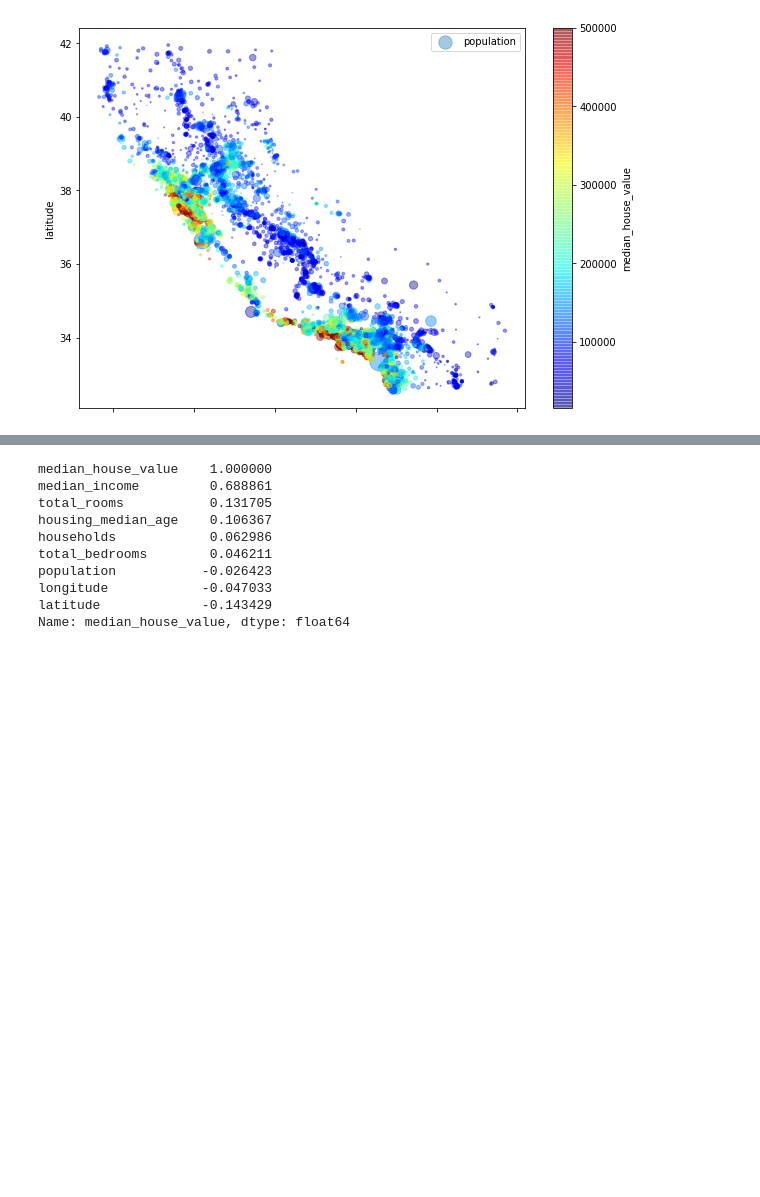
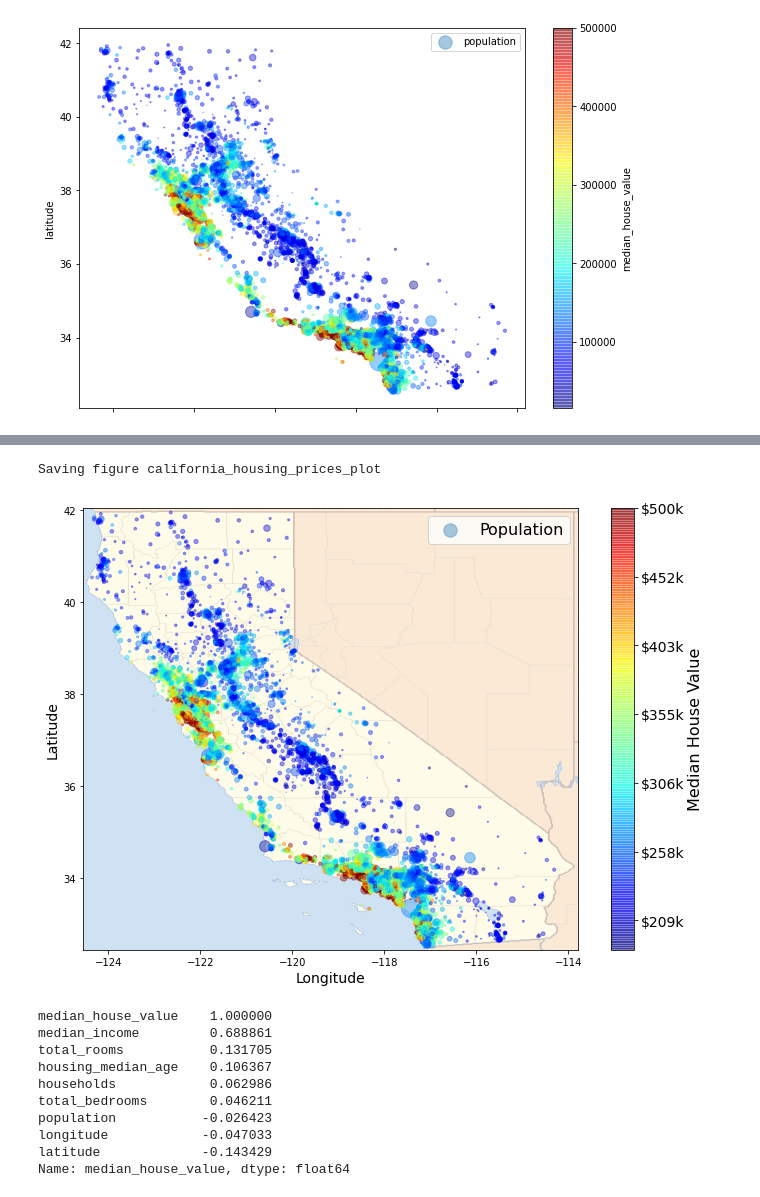
Before and after one commit to juan190199/Kaggle, a Jupyter notebook: Housing/housing.ipynb, the cells around one changed output, grey strips where cells are left out. Saved outputs shown, nothing was run; the diff lists cells and outputs as text; code cells hidden in the pictures; blank space fills up the shorter version.

```diff
--- a/Housing/housing.ipynb
+++ b/Housing/housing.ipynb
@@ -143,3 +155,13 @@ plt.legend()
 # %% [output]
 <matplotlib.legend.Legend at 0x...>
 [figure]
+# %%
+# Download the California image
+PROJECT_ROOT_DIR = "."
+images_path = os.path.join(PROJECT_ROOT_DIR, "images", "end_to_end_project")
+os.makedirs(images_path, exist_ok=True)
+DOWNLOAD_ROOT = "https://raw.githubusercontent.com/ageron/handson-ml2/master/"
+filename = "california.png"
+print("Downloading", filename)
+url = DOWNLOAD_ROOT + "images/end_to_end_project/" + filename
+urllib.request.urlretrieve(url, os.path.join(images_path, filename))
@@ -146,3 +172,36 @@ plt.legend()
+# %%
+IMAGES_PATH = os.path.join(PROJECT_ROOT_DIR, "images", 'end_to_end_project')
+
+
+def save_fig(fig_id, tight_layout=True, fig_extension="png", resolution=300):
+    path = os.path.join(IMAGES_PATH, fig_id + "." + fig_extension)
+    print("Saving figure", fig_id)
+    if tight_layout:
+        plt.tight_layout()
+    plt.savefig(path, format=fig_extension, dpi=resolution)
+# %%
+california_img = mpimg.imread(os.path.join(images_path, filename))
+ax = df.plot(kind="scatter", x="longitude", y="latitude", figsize=(10, 7),
+             s=df['population'] / 100, label="Population",
+             c="median_house_value", cmap=plt.get_cmap("jet"),
+             colorbar=False, alpha=0.4)
+plt.imshow(california_img, extent=[-124.55, -113.80, 32.45, 42.05], alpha=0.5,
+           cmap=plt.get_cmap("jet"))
+plt.ylabel("Latitude", fontsize=14)
+plt.xlabel("Longitude", fontsize=14)
+
+prices = df["median_house_value"]
+tick_values = np.linspace(prices.min(), prices.max(), 11)
+cbar = plt.colorbar(ticks=tick_values / prices.max())
+cbar.ax.set_yticklabels(["$%dk" % (round(v / 1000)) for v in tick_values], fontsize=14)
+cbar.set_label('Median House Value', fontsize=16)
+
+plt.legend(fontsize=16)
+save_fig("california_housing_prices_plot")
+plt.show()
+# %% [output]
+Saving figure california_housing_prices_plot
+[figure, added]
 # %%
 corr_matrix = df.corr()
 corr_matrix['median_house_value'].sort_values(ascending=False)
```
Also changed, not shown: parts of 25 cells of this notebook.
